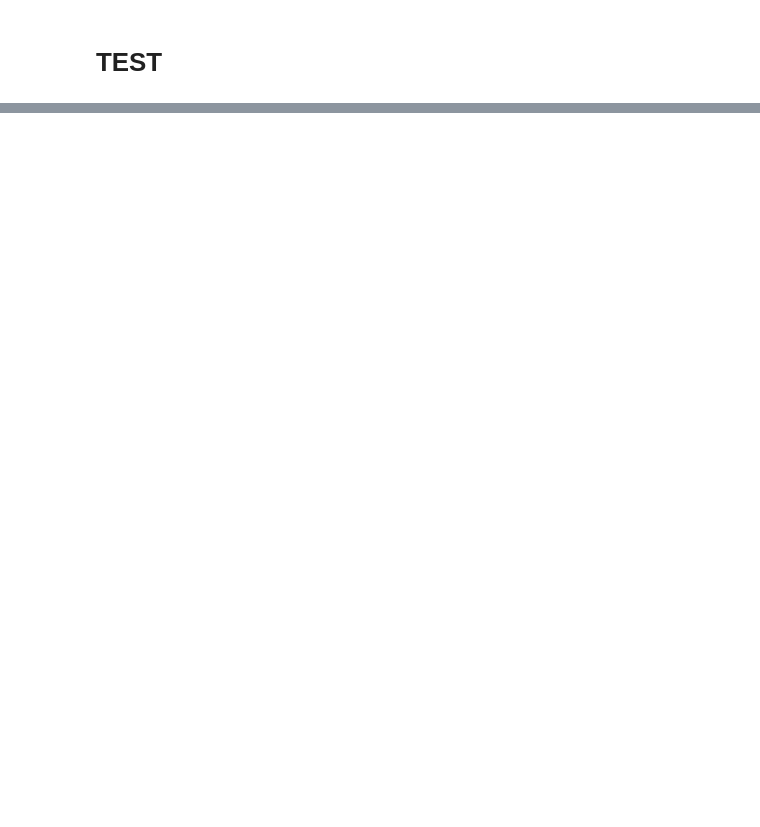
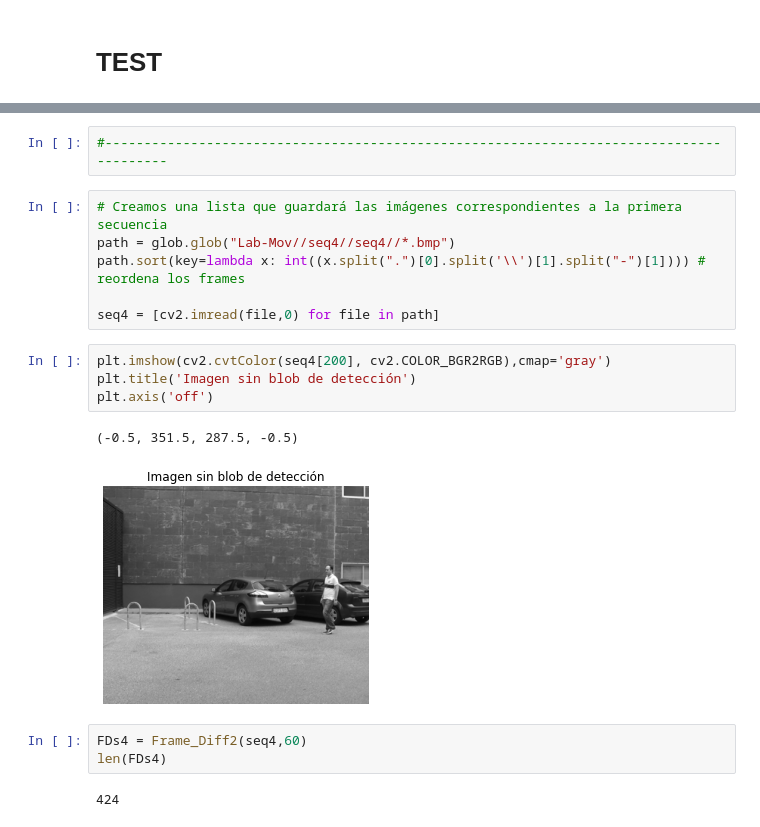
Before and after one commit to BenjaminIrarrazabal/Laboratorios_Inteligencia, a Jupyter notebook: Exp3.ipynb, the cells around one changed output, grey strips where cells are left out. Drawn from its saved outputs; the diff is of its cells as text; blank space fills up the shorter version.

```diff
--- a/Exp3.ipynb
+++ b/Exp3.ipynb
@@ -319,0 +310,20 @@ cv2.destroyAllWindows()
+# %%
+#----------------------------------------------------------------------------------------
+# %%
+# Creamos una lista que guardará las imágenes correspondientes a la primera secuencia
+path = glob.glob("Lab-Mov//seq4//seq4//*.bmp")
+path.sort(key=lambda x: int((x.split(".")[0].split('\\')[1].split("-")[1]))) # reordena los frames
+
+seq4 = [cv2.imread(file,0) for file in path]
+# %%
+plt.imshow(cv2.cvtColor(seq4[200], cv2.COLOR_BGR2RGB),cmap='gray')
+plt.title('Imagen sin blob de detección')
+plt.axis('off')
+# %% [output]
+(-0.5, 351.5, 287.5, -0.5)
+[figure, added]
+# %%
+FDs4 = Frame_Diff2(seq4,60)
+len(FDs4)
+# %% [output]
+424
```
Also changed, not shown: parts of 20 cells of this notebook.
